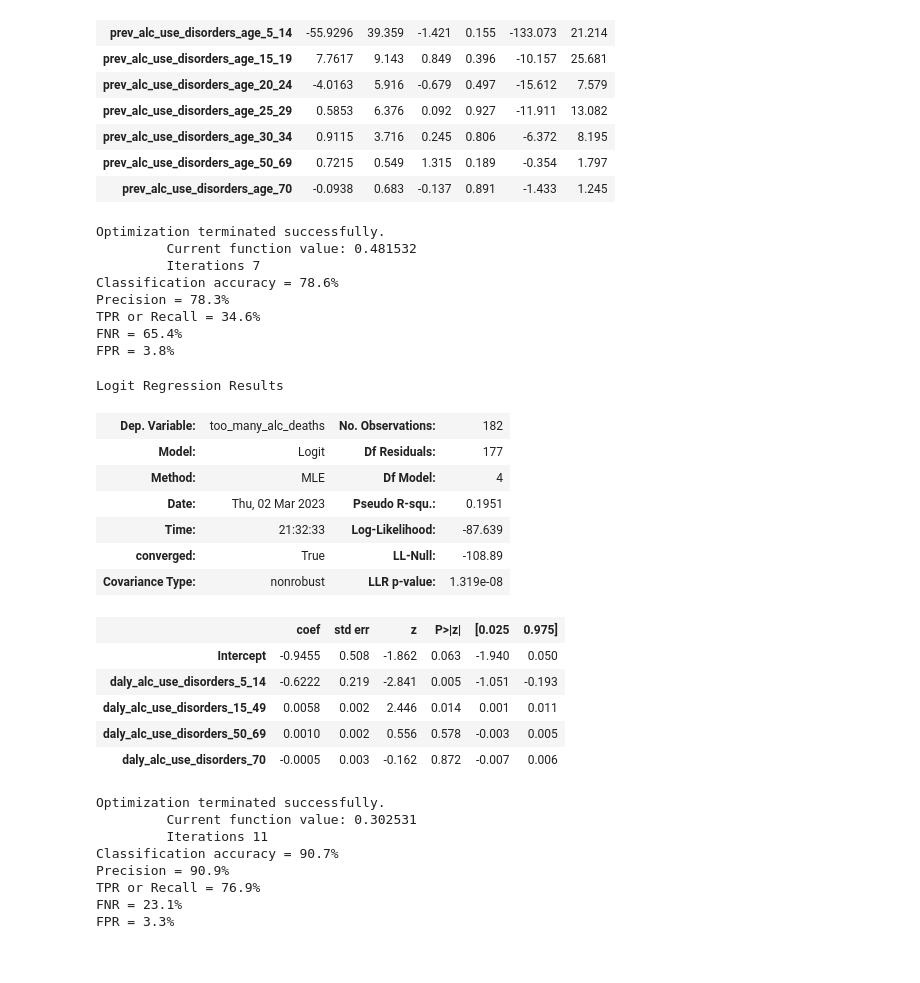
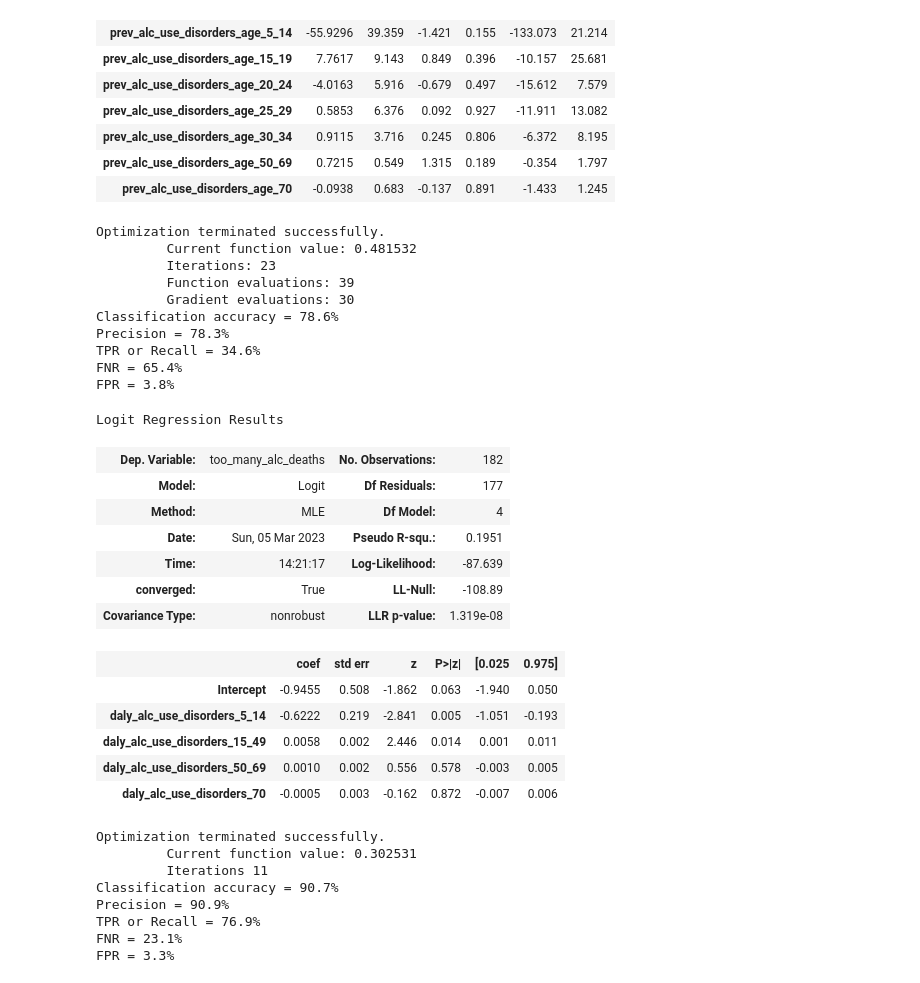
Before and after one commit to jtroxel7/Alcohol-Mortality-Model, a Jupyter notebook: Jacob.ipynb, the cells around one changed output. Cells and saved outputs as stored; diff of their text form; code cells hidden in the pictures.

```diff
--- a/Jacob.ipynb
+++ b/Jacob.ipynb
@@ -379,24 +401,26 @@ Logit Regression Results
 | prev_alc_use_disorders_age_50_69 | 0.7215 | 0.549 | 1.315 | 0.189 | -0.354 | 1.797 |
 | prev_alc_use_disorders_age_70 | -0.0938 | 0.683 | -0.137 | 0.891 | -1.433 | 1.245 |
 # %%
-model = sm.logit(formula = "too_many_alc_deaths~daly_alc_use_disorders_5_14+daly_alc_use_disorders_15_49+daly_alc_use_disorders_50_69+daly_alc_use_disorders_70", data = train).fit()
+model = sm.logit(formula = "too_many_alc_deaths~daly_alc_use_disorders_5_14+daly_alc_use_disorders_15_49+daly_alc_use_disorders_50_69+daly_alc_use_disorders_70", data = train).fit(method='bfgs')
 confusion_matrix_data(train, train['too_many_alc_deaths'], model)
 model.summary()
 # %% [output]
 Optimization terminated successfully.
          Current function value: 0.481532
-         Iterations 7
+         Iterations: 23
+         Function evaluations: 39
+         Gradient evaluations: 30
 Classification accuracy = 78.6%
 Precision = 78.3%
 TPR or Recall = 34.6%
 FNR = 65.4%
 FPR = 3.8%
 Logit Regression Results
 | Dep. Variable: | too_many_alc_deaths | No. Observations: | 182 |
 | Model: | Logit | Df Residuals: | 177 |
 | Method: | MLE | Df Model: | 4 |
-| Date: | Thu, 02 Mar 2023 | Pseudo R-squ.: | 0.1951 |
-| Time: | 21:32:33 | Log-Likelihood: | -87.639 |
+| Date: | Sun, 05 Mar 2023 | Pseudo R-squ.: | 0.1951 |
+| Time: | 14:21:17 | Log-Likelihood: | -87.639 |
 | converged: | True | LL-Null: | -108.89 |
 | Covariance Type: | nonrobust | LLR p-value: | 1.319e-08 |
 |  | coef | std err | z | P>|z| | [0.025 | 0.975] |
```
Also changed, not shown: parts of 20 cells of this notebook.
